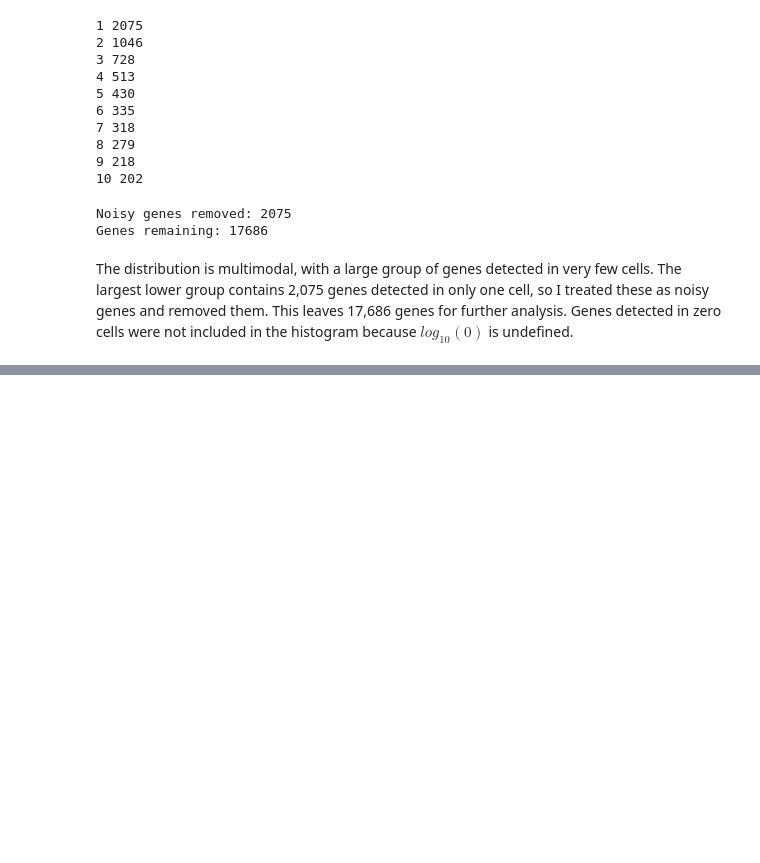
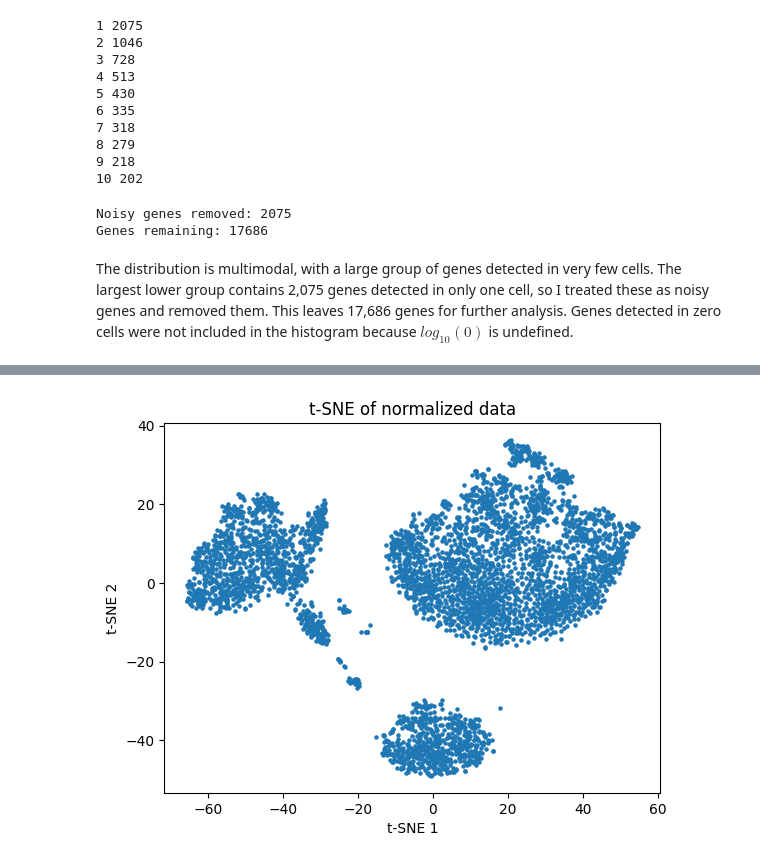
Before and after one commit to CharlotteZZh/BMCS-4480_HW1, a Jupyter notebook: BMCS_4480_HW1.ipynb, the cells around one changed output, grey strips where cells are left out. Drawn from its saved outputs; the diff is of its cells as text; code cells hidden in the pictures; blank space fills up the shorter version.

```diff
--- a/BMCS_4480_HW1.ipynb
+++ b/BMCS_4480_HW1.ipynb
@@ -224,0 +297,8 @@ The distribution is multimodal, with a large group of genes detected in very few
+# %%
+plt.scatter(X_tsne[:, 0], X_tsne[:, 1], s=5)
+plt.xlabel("t-SNE 1")
+plt.ylabel("t-SNE 2")
+plt.title("t-SNE of normalized data")
+plt.show()
+# %% [output]
+[figure, added]
```
Also changed, not shown: parts of 7 cells of this notebook.
